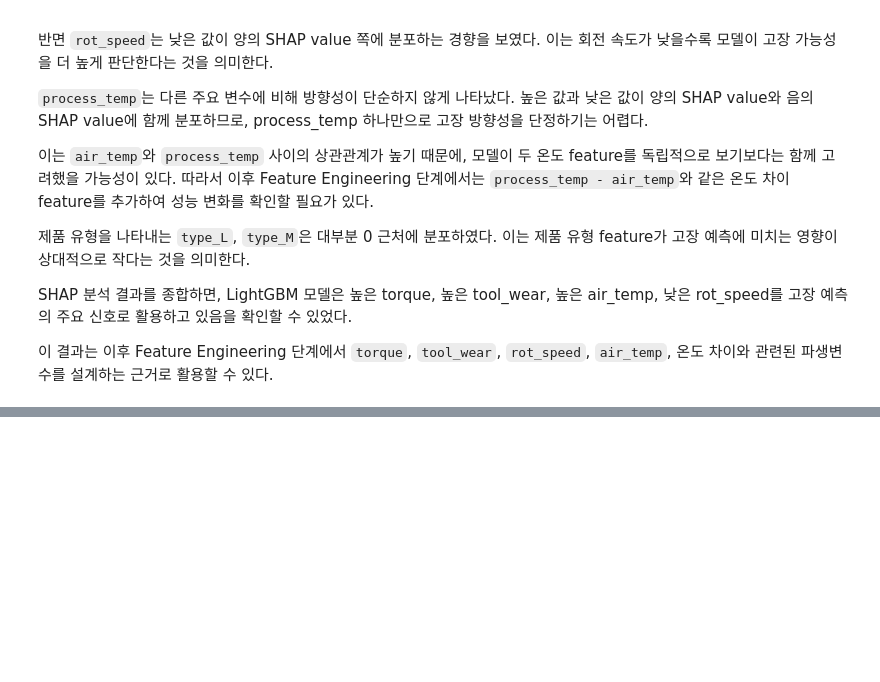
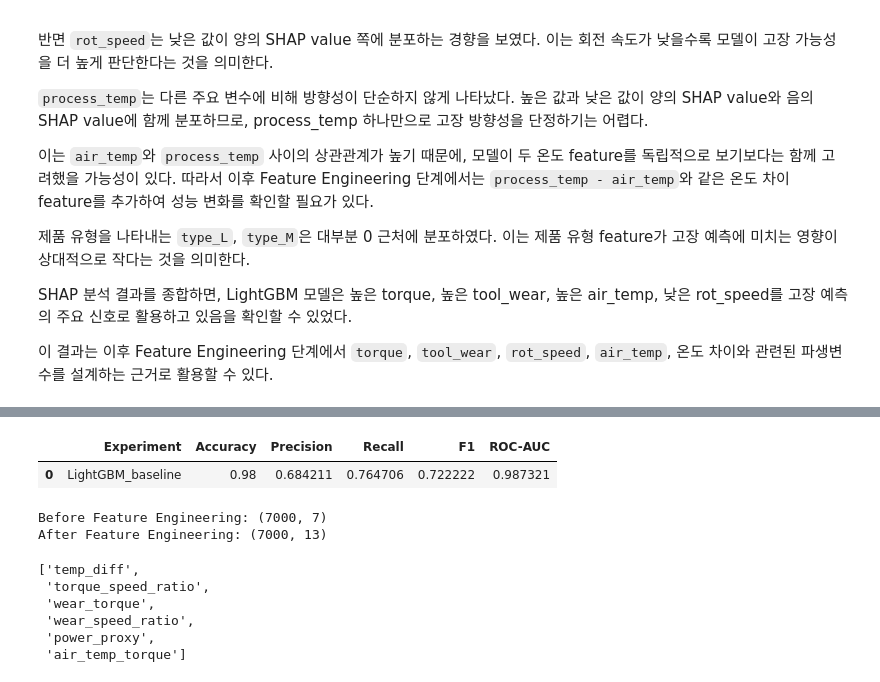
Before and after one commit to mjbaa/manufacturing_macine_learning_project, a Jupyter notebook: notebooks/quality_prediction_model.ipynb, the cells around one changed output, grey strips where cells are left out. Saved outputs shown, nothing was run; the diff lists cells and outputs as text; code cells hidden in the pictures; blank space fills up the shorter version.

```diff
--- a/notebooks/quality_prediction_model.ipynb
+++ b/notebooks/quality_prediction_model.ipynb
@@ -1421,0 +1470,18 @@ SHAP 분석 결과를 종합하면, LightGBM 모델은 높은 torque, 높은 too
+# %%
+experiment_results = []
+
+baseline_result = lgbm_valid_result.copy()
+baseline_result["Experiment"] = "LightGBM_baseline"
+
+experiment_results.append(baseline_result)
+
+experiment_results_df = pd.DataFrame(experiment_results)
+
+experiment_results_df = experiment_results_df[
+    ["Experiment", "Accuracy", "Precision", "Recall", "F1", "ROC-AUC"]
+]
+
+experiment_results_df
+# %% [output]
+|  | Experiment | Accuracy | Precision | Recall | F1 | ROC-AUC |
+| 0 | LightGBM_baseline | 0.98 | 0.684211 | 0.764706 | 0.722222 | 0.987321 |
@@ -1421,0 +1506,20 @@ SHAP 분석 결과를 종합하면, LightGBM 모델은 높은 torque, 높은 too
+# %%
+print("Before Feature Engineering:", X_train.shape)
+print("After Feature Engineering:", X_train_fe_v1.shape)
+# %% [output]
+Before Feature Engineering: (7000, 7)
+After Feature Engineering: (7000, 13)
+# %%
+new_features_v1 = [
+    col for col in X_train_fe_v1.columns
+    if col not in X_train.columns
+]
+
+new_features_v1
+# %% [output]
+['temp_diff',
+ 'torque_speed_ratio',
+ 'wear_torque',
+ 'wear_speed_ratio',
+ 'power_proxy',
+ 'air_temp_torque']
```
Also changed, not shown: parts of 11 cells of this notebook, 3 other files.
